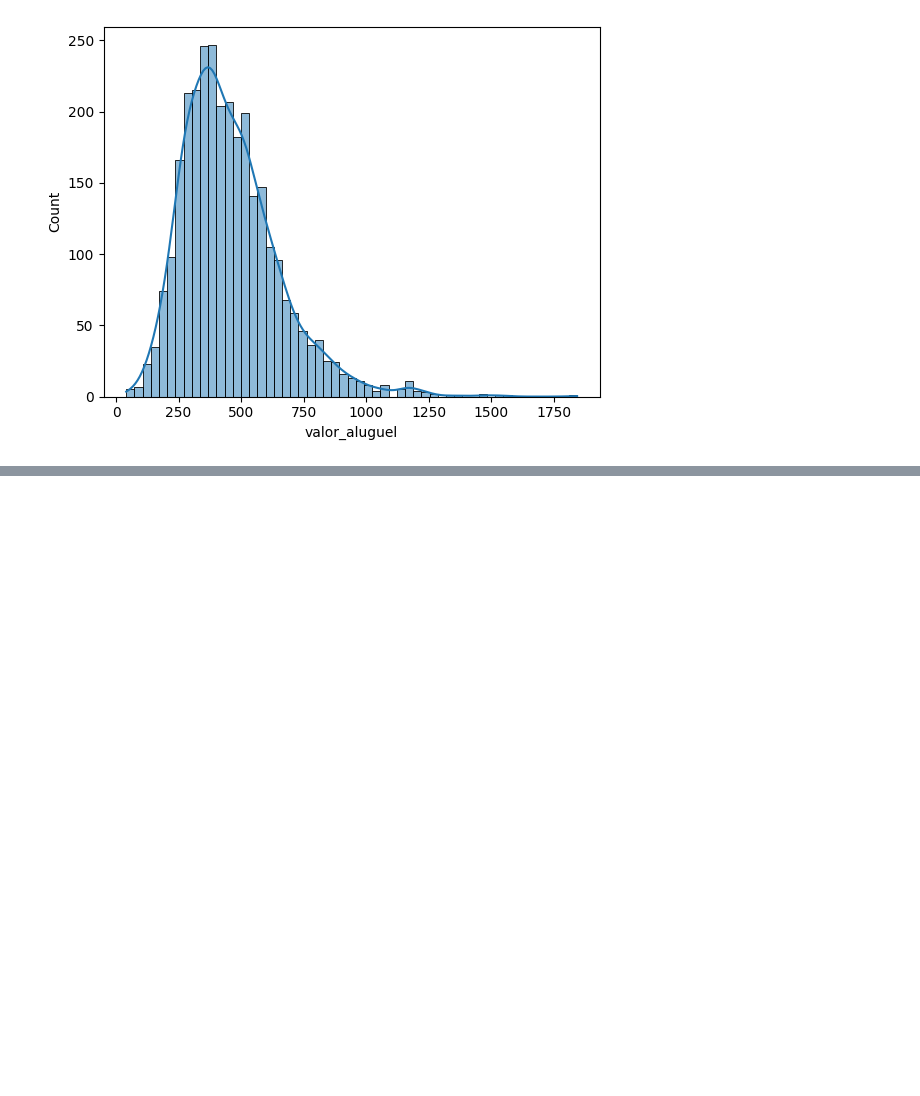
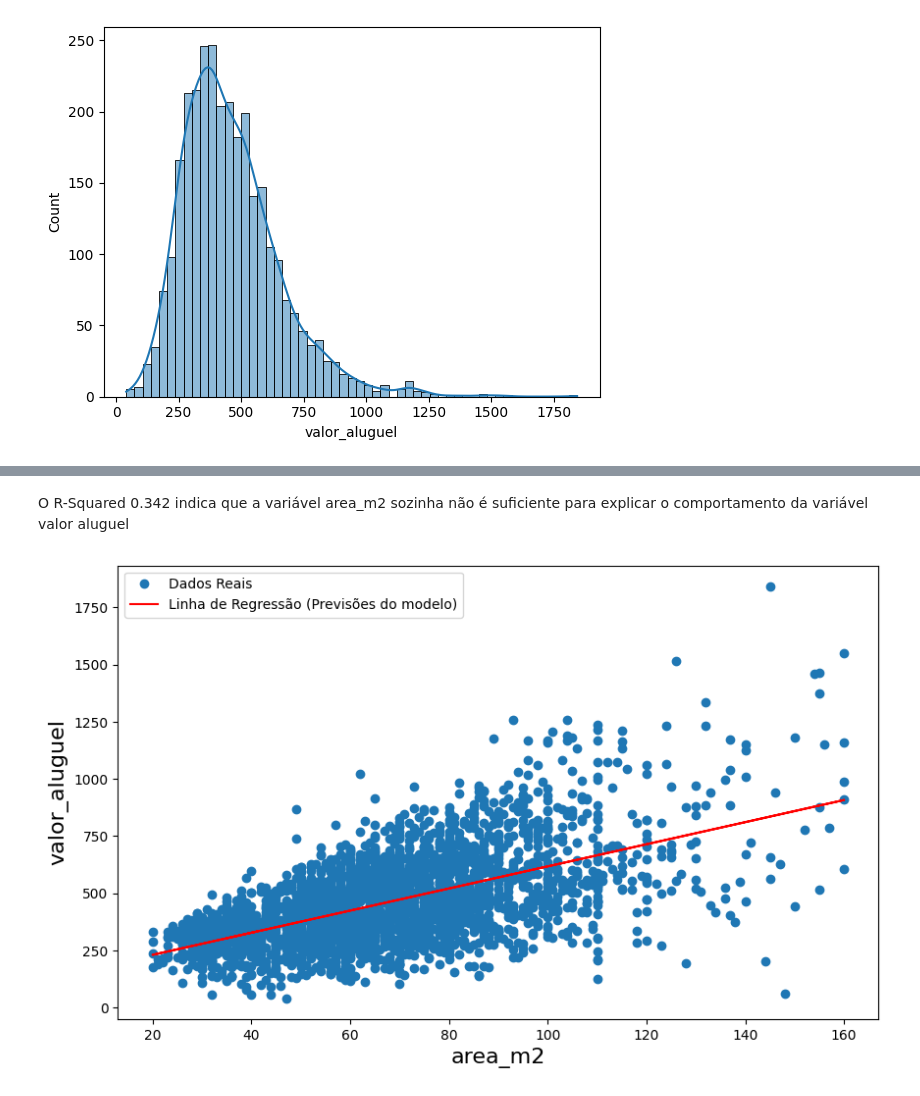
Before and after one commit to JulioFigueiredo/Python_DSA, a Jupyter notebook: Modulo_AnaliseEstatistica_Statsmodels/analise_exploratoria.ipynb, the cells around one changed output, grey strips where cells are left out. Cells and saved outputs as stored; diff of their text form; code cells hidden in the pictures; blank space fills up the shorter version.

```diff
--- a/Modulo_AnaliseEstatistica_Statsmodels/analise_exploratoria.ipynb
+++ b/Modulo_AnaliseEstatistica_Statsmodels/analise_exploratoria.ipynb
@@ -80,0 +101,11 @@ df_dsa.corr()
+# %%
+# Definimos a variável dependente
+y = df_dsa['valor_aluguel']
+# %%
+# Definimos a variável independente
+X = df_dsa['area_m2']
+
+# O statsmodels requer a adição de uma constante a variável independente
+X = sm.add_constant(X)
+# %%
+modelo = sm.OLS(y, X)
@@ -80,0 +120,4 @@ df_dsa.corr()
+# %%
+resultados = modelo.fit()
+
+print(resultados.summary())
@@ -80,0 +142,13 @@ df_dsa.corr()
+# %% [markdown]
+O R-Squared 0.342 indica que a variável area_m2 sozinha não é suficiente para explicar o comportamento da variável valor aluguel
+# %%
+# Plot
+plt.figure(figsize=(10,6))
+plt.xlabel('area_m2', size=16)
+plt.ylabel('valor_aluguel', size=16)
+plt.plot(X['area_m2'],y,"o",label='Dados Reais')
+plt.plot(X['area_m2'], resultados.fittedvalues, 'r-', label = 'Linha de Regressão (Previsões do modelo)')
+plt.legend(loc='best')
+plt.show()
+# %% [output]
+[figure, added]
```
Also changed, not shown: parts of 7 cells of this notebook.
